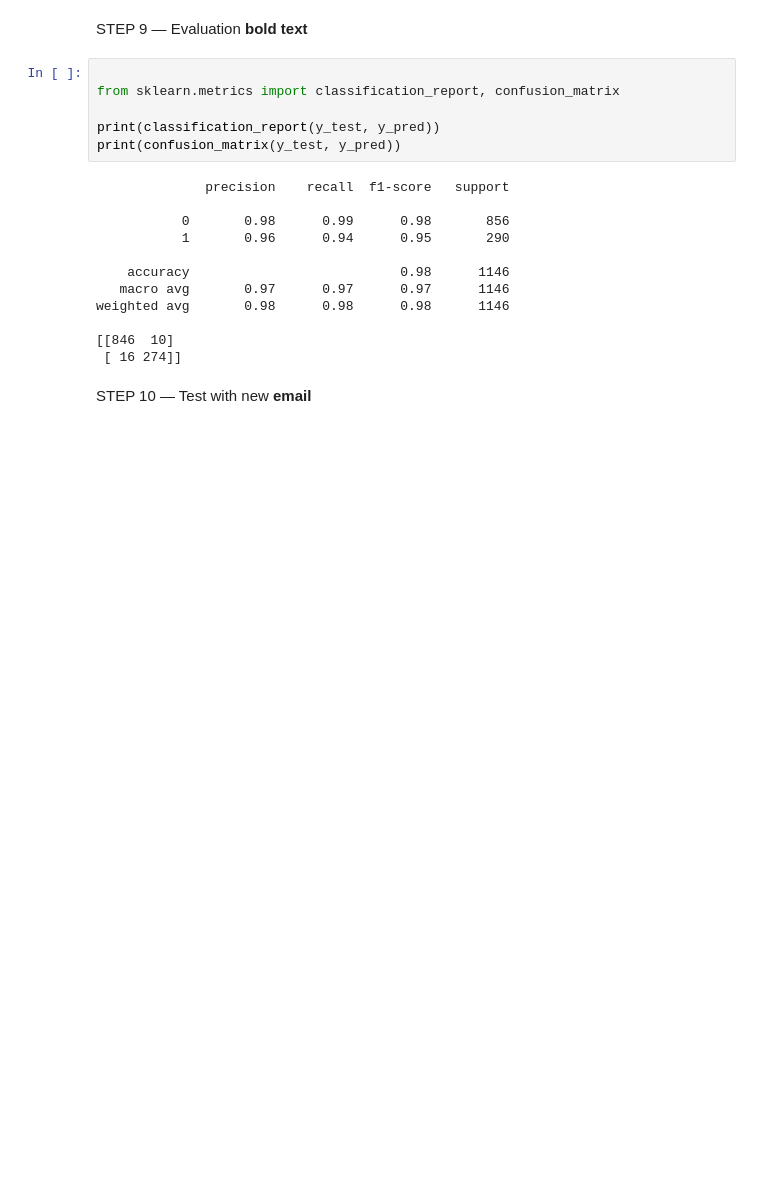
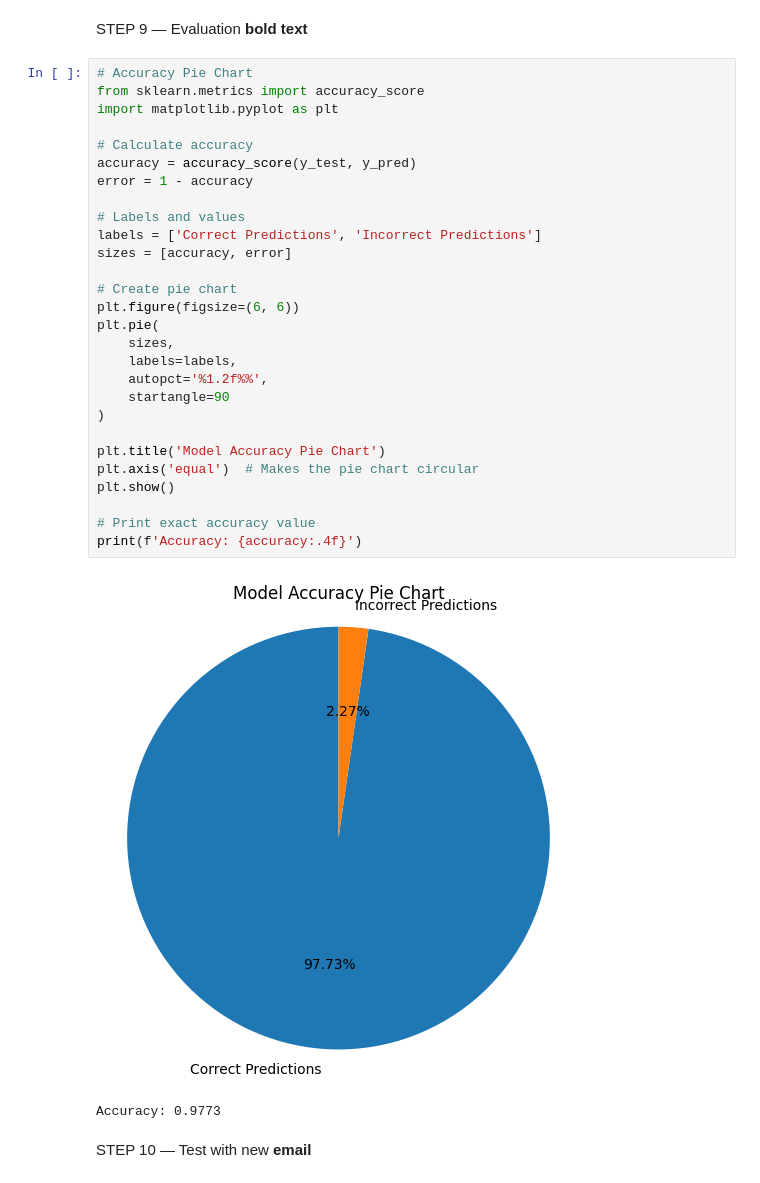
Before and after one commit to rahul-raha/colab-code, a Jupyter notebook: RahulRaha.ipynb, the cells around one changed output. Saved outputs shown, nothing was run; the diff lists cells and outputs as text; blank space fills up the shorter version.

```diff
--- a/RahulRaha.ipynb
+++ b/RahulRaha.ipynb
@@ -93,24 +97,37 @@ y_pred = model.predict(X_test)
 # %% [markdown]
 
 STEP 9 — Evaluation **bold text**
-# %%
-
-from sklearn.metrics import classification_report, confusion_matrix
-
-print(classification_report(y_test, y_pred))
-print(confusion_matrix(y_test, y_pred))
-# %% [output]
-              precision    recall  f1-score   support
-
-           0       0.98      0.99      0.98       856
-           1       0.96      0.94      0.95       290
-
-    accuracy                           0.98      1146
-   macro avg       0.97      0.97      0.97      1146
-weighted avg       0.98      0.98      0.98      1146
-
-[[846  10]
- [ 16 274]]
+# %%
+# Accuracy Pie Chart
+from sklearn.metrics import accuracy_score
+import matplotlib.pyplot as plt
+
+# Calculate accuracy
+accuracy = accuracy_score(y_test, y_pred)
+error = 1 - accuracy
+
+# Labels and values
+labels = ['Correct Predictions', 'Incorrect Predictions']
+sizes = [accuracy, error]
+
+# Create pie chart
+plt.figure(figsize=(6, 6))
+plt.pie(
+    sizes,
+    labels=labels,
+    autopct='%1.2f%%',
+    startangle=90
+)
+
+plt.title('Model Accuracy Pie Chart')
+plt.axis('equal')  # Makes the pie chart circular
+plt.show()
+
+# Print exact accuracy value
+print(f'Accuracy: {accuracy:.4f}')
+# %% [output]
+[figure, added]
+Accuracy: 0.9773
 # %% [markdown]
 STEP 10 — Test with new **email**
 # %%
```
Also changed, not shown: parts of 11 cells of this notebook.
